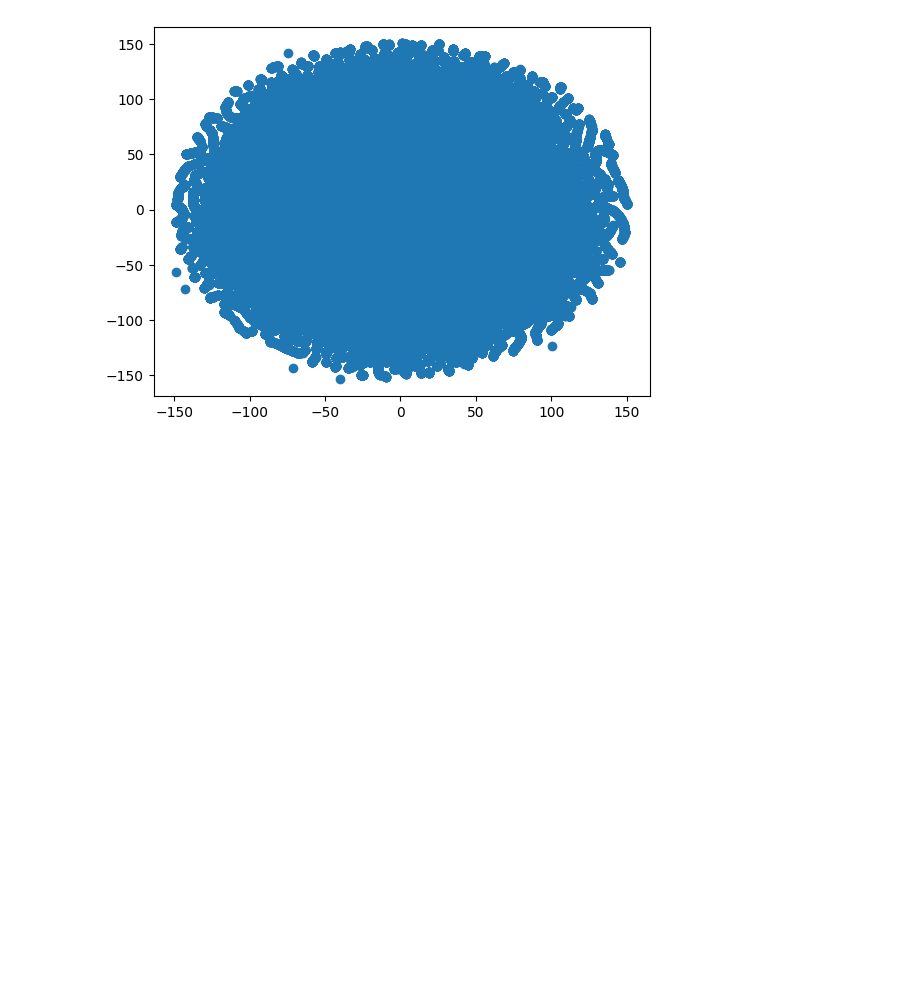
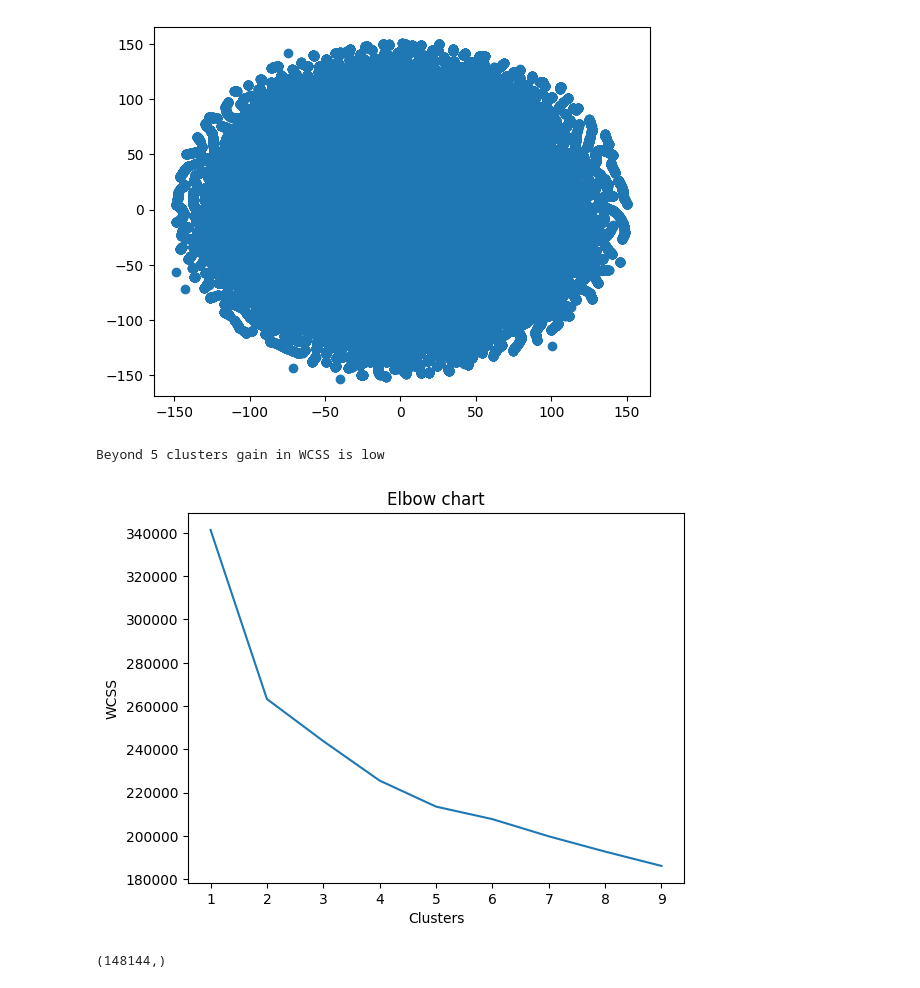
Before and after one commit to madhavpro3/DSML_casestudies, a Jupyter notebook: clustering.ipynb, the cells around one changed output. Saved outputs shown, nothing was run; the diff lists cells and outputs as text; code cells hidden in the pictures; blank space fills up the shorter version.

```diff
--- a/clustering.ipynb
+++ b/clustering.ipynb
@@ -741,3 +647,22 @@ plt.scatter(tsne[:,0],tsne[:,1])
 # %% [output]
 <matplotlib.collections.PathCollection at 0x...>
 [figure]
+# %%
+from sklearn.cluster import KMeans
+
+KMeansobj=[KMeans(n_clusters=i).fit(X_scaled) for i in range(1,10)]
+
+WCSS=[Kobj.inertia_ for Kobj in KMeansobj]
+# %%
+plt.plot(range(1,10),WCSS)
+plt.xlabel('Clusters')
+plt.ylabel('WCSS')
+plt.title('Elbow chart')
+print('Beyond 5 clusters gain in WCSS is low')
+# %% [output]
+Beyond 5 clusters gain in WCSS is low
+[figure, added]
+# %%
+KMeansobj[4].labels_.shape
+# %% [output]
+(148144,)
```
Also changed, not shown: parts of 20 cells of this notebook.
